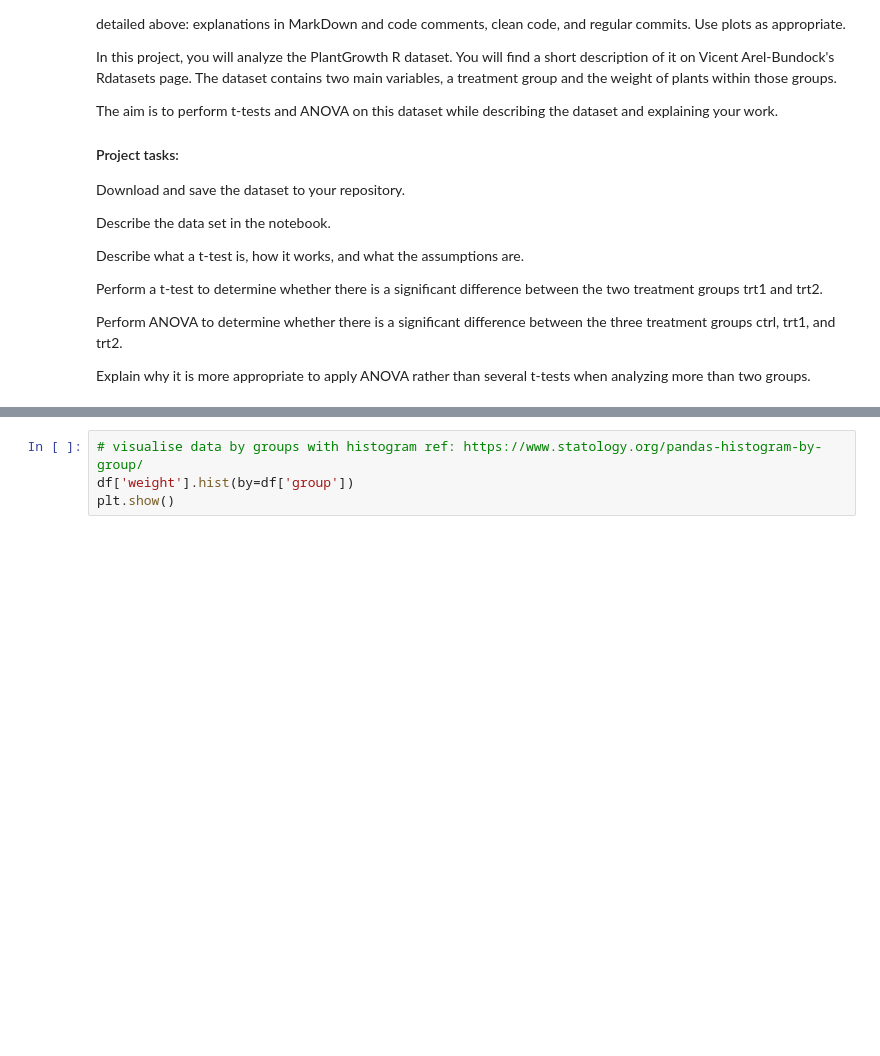
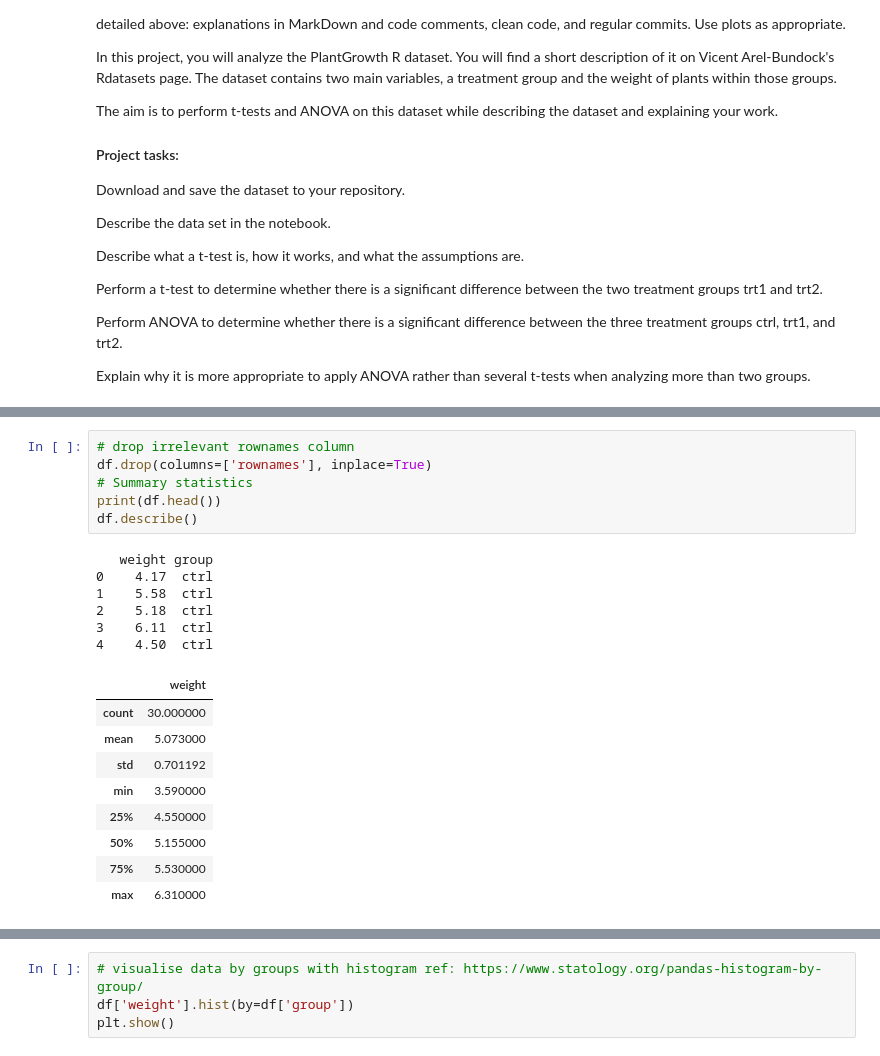
Before and after one commit to noyo0/AppliedStatistics2024, a Jupyter notebook: project.ipynb, the cells around one changed output, grey strips where cells are left out. Saved outputs shown, nothing was run; the diff lists cells and outputs as text; blank space fills up the shorter version.

```diff
--- a/project.ipynb
+++ b/project.ipynb
@@ -62,0 +70,22 @@ df.describe()
+# %%
+# drop irrelevant rownames column
+df.drop(columns=['rownames'], inplace=True)
+# Summary statistics
+print(df.head())
+df.describe()
+# %% [output]
+   weight group
+0    4.17  ctrl
+1    5.58  ctrl
+2    5.18  ctrl
+3    6.11  ctrl
+4    4.50  ctrl
+|  | weight |
+| count | 30.000000 |
+| mean | 5.073000 |
+| std | 0.701192 |
+| min | 3.590000 |
+| 25% | 4.550000 |
+| 50% | 5.155000 |
+| 75% | 5.530000 |
+| max | 6.310000 |
```
Also changed, not shown: parts of 25 cells of this notebook, 1 other file.
